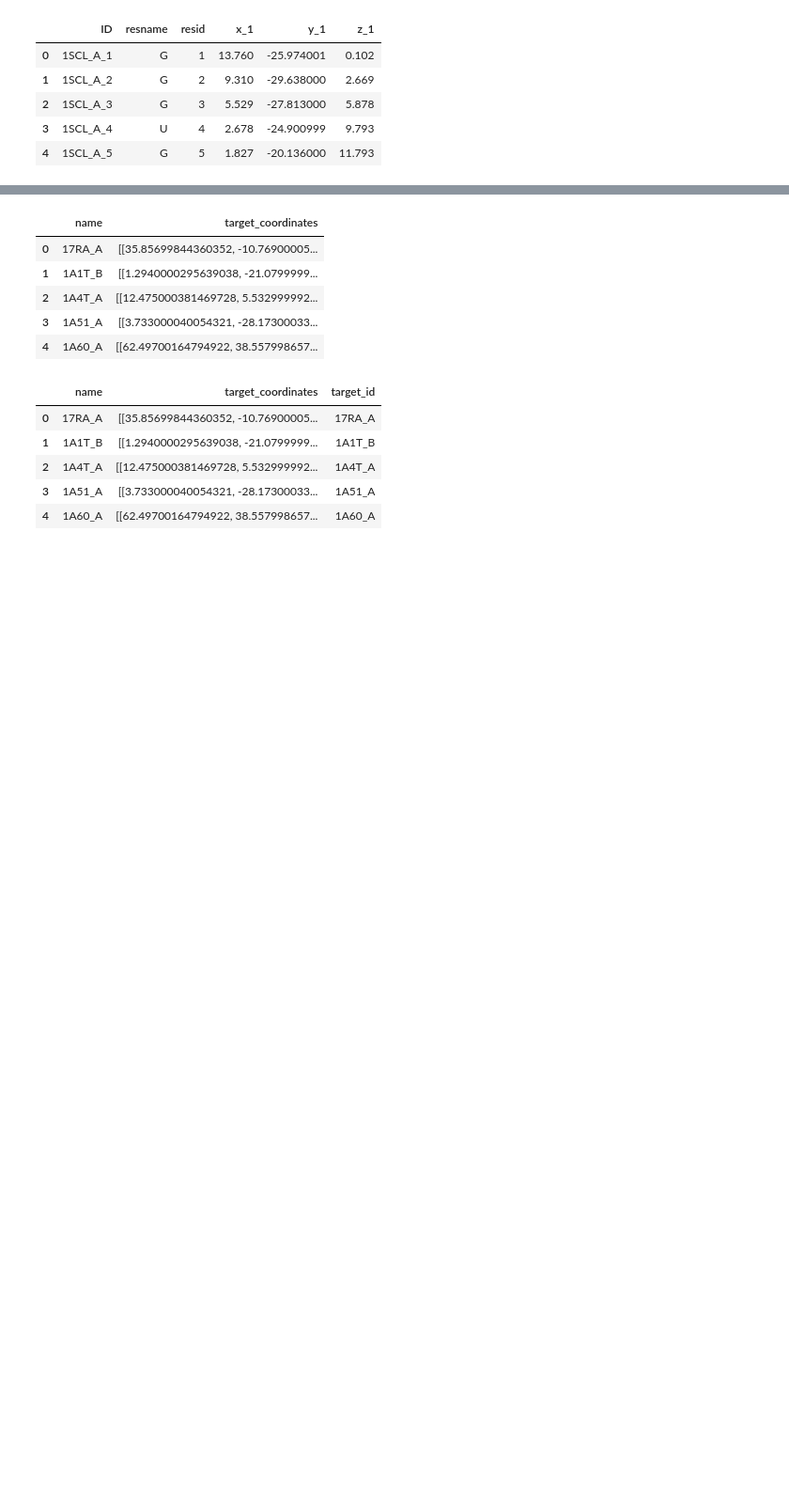
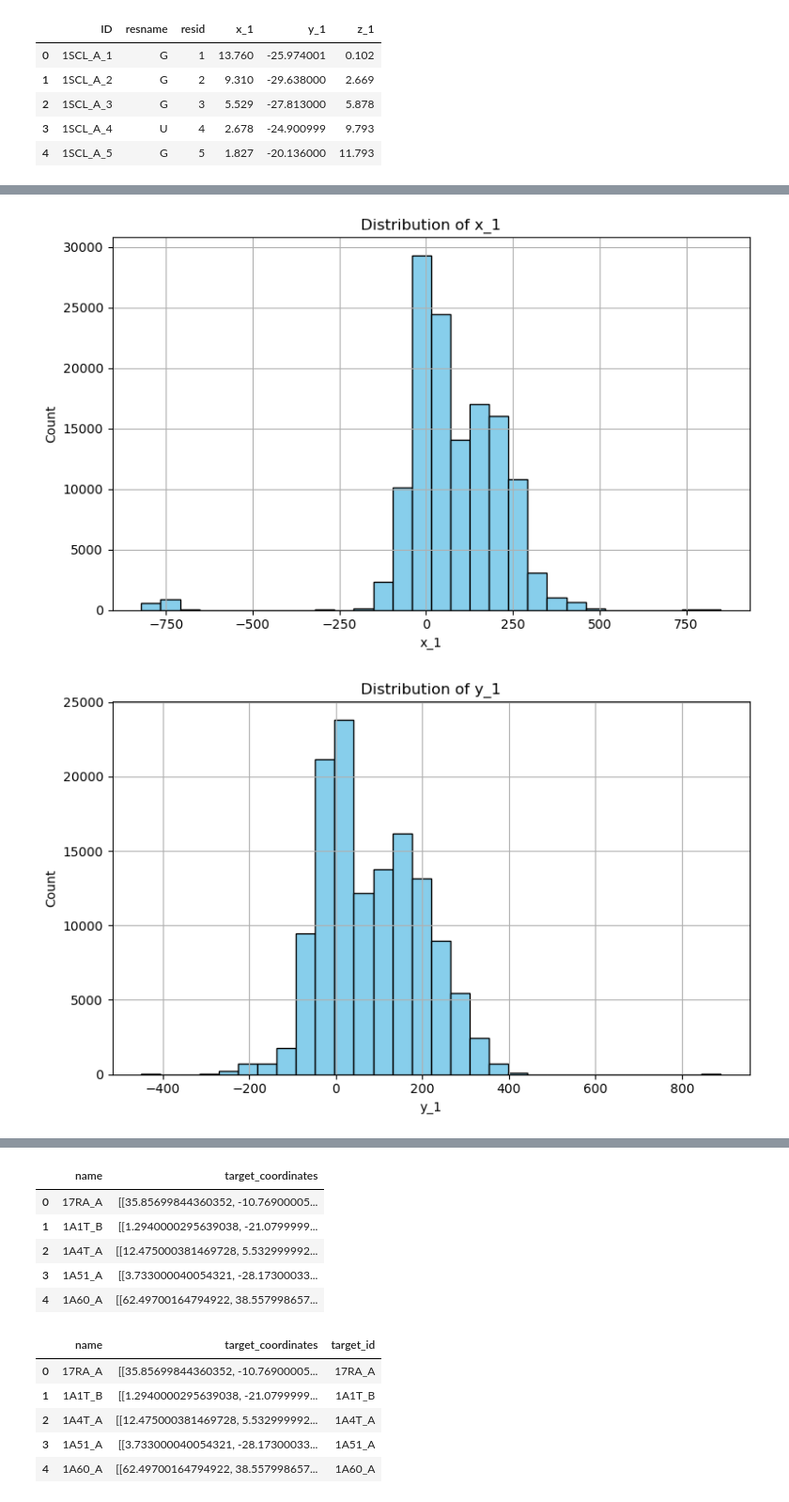
Before and after one commit to shendong124/Springboard, a Jupyter notebook: Capstone03/Capstone 3.ipynb, the cells around one changed output, grey strips where cells are left out. Shown at 94% size. Saved outputs shown, nothing was run; the diff lists cells and outputs as text; code cells hidden in the pictures; blank space fills up the shorter version.

```diff
--- a/Capstone03/Capstone 3.ipynb
+++ b/Capstone03/Capstone 3.ipynb
@@ -67,0 +120,8 @@ df_test_seq.head()
+# %%
+# Distribution of the coordinates values in the labels csv
+columns = ['x_1', 'y_1', 'z_1']
+for col in columns:
+    distribution(col, df_train_label)
+# %% [output]
+[figure, added]
+[figure, added]
```
Also changed, not shown: parts of 64 cells of this notebook, 2 other files.
